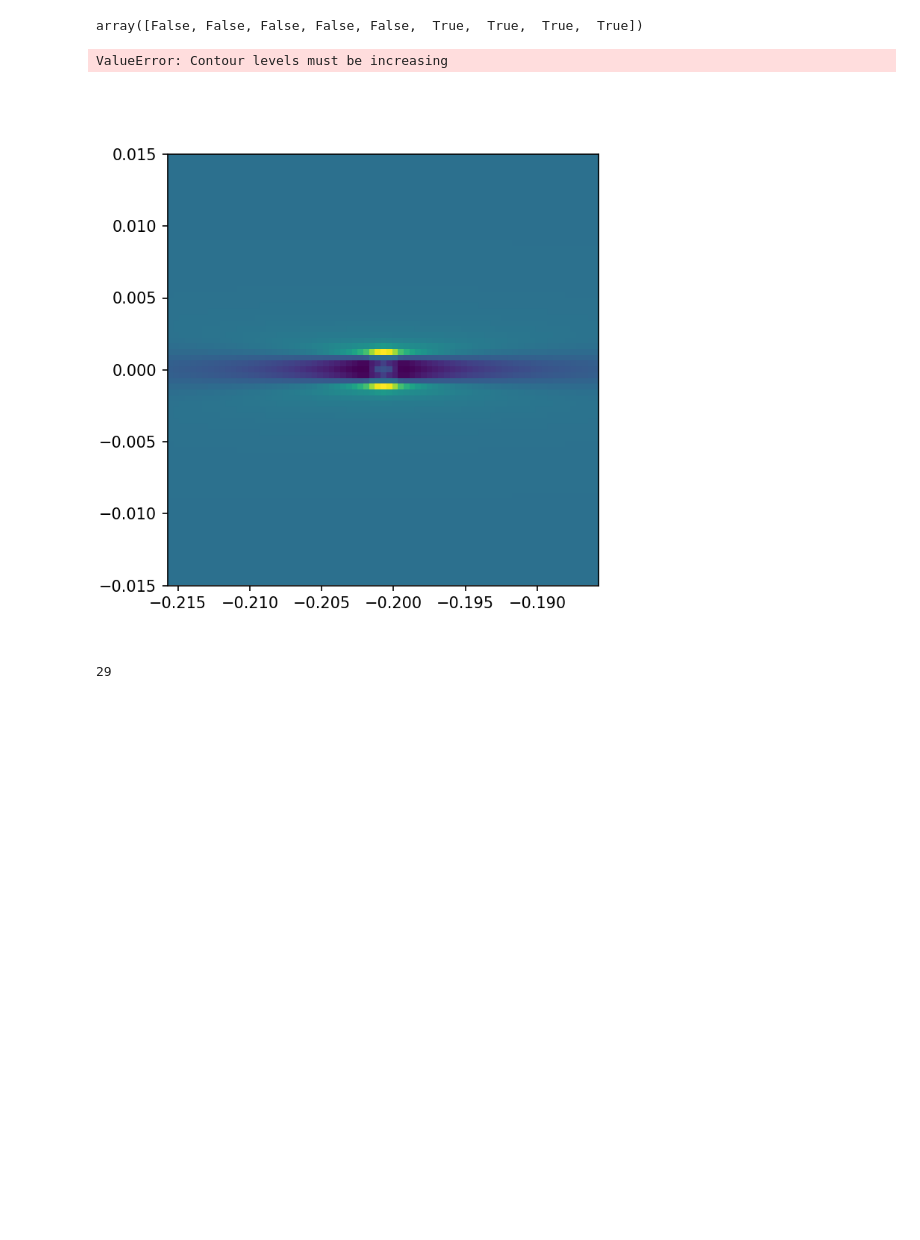
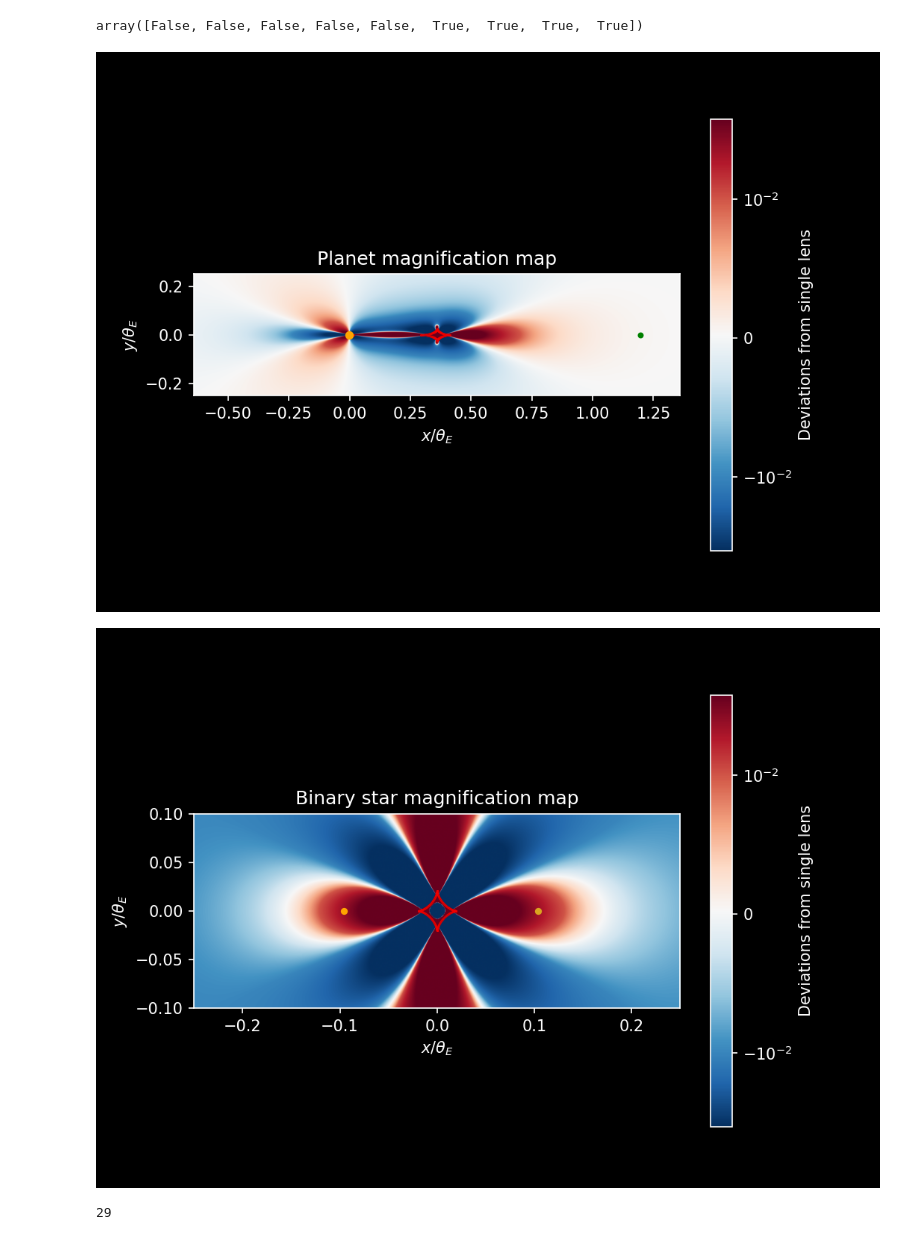
Before and after one commit to ArjunMurlidhar/circumbinary_microlensing, a Jupyter notebook: code/circumbinary_caustics.ipynb, the cells around one changed output. Drawn from its saved outputs; the diff is of its cells as text; code cells hidden in the pictures; blank space fills up the shorter version.

```diff
--- a/code/circumbinary_caustics.ipynb
+++ b/code/circumbinary_caustics.ipynb
@@ -8,6 +8,7 @@ from IPython.display import display
 import MulensModel as mm
 import VBMicrolensing
 import matplotlib.lines as mlines
+plt.style.use('dark_background')
 # %%
 #Function to calculate planet offset required to match the planetary part of the circumbinary caustic
 def calculate_planet_offset(s3, q3, psi_deg, s2, q2):
@@ -662,40 +666,83 @@ array([False, False, False, False, False,  True,  True,  True,  True])
 # %%
 #Create planet magnification map
 from magnification_maps import create_mag_map, save_mag_map
 import os
+import MulensModel as mm
+from matplotlib.colors import SymLogNorm
 res = 0.0004
 rho = 0.001
-q3 = 10**(-6.5)
-splanet, qplanet, psi_planet = calculate_planet_offset(0.9, q3, 70.0, 0.2, 0.925)
+q3 = 10**(-3)
+s2 = 0.2
+q2 = 0.925
+splanet, qplanet, psi_planet = calculate_planet_offset(1.2, q3, 0.0, s2, q2)
 x_caustic = ((1-qplanet)/(1+qplanet))*(splanet - (1./splanet))
-planet_box = 0.03
+planet_box = 2.0
 tau1 = x_caustic - planet_box/2
 tau2 = x_caustic + planet_box/2
-u1 = -planet_box/2
-u2 = planet_box/2
+u1 = -0.25
+u2 = 0.25
 params = {"s": splanet, "q": qplanet, "rho": 0.001}
+bin_map = create_mag_map({"s": 0.2, "q": 0.925, "rho": 0.001}, res=res, box_dim=[(-0.25, 0.25), (-0.1, 0.1)],  num_cores=8, float_precision='float32', backend='auto')
+bin_sing_map = create_mag_map({'rho': rho}, res=res, box_dim=[(-0.25, 0.25), (-0.1, 0.1)], num_cores=8, float_precision='float32', backend='auto')
 planet_map = create_mag_map(params, res=res, box_dim=[(tau1, tau2), (u1, u2)],  num_cores=8, float_precision='float32', backend='auto')
 sing_map = create_mag_map({'rho': rho}, res=res, box_dim=[(tau1, tau2), (u1, u2)], num_cores=8, float_precision='float32', backend='auto')
 planet_map = (planet_map - sing_map)/sing_map
+bin_map = (bin_map - bin_sing_map)/bin_sing_map
 planet_map_abs = np.abs(planet_map)
 
-# Calculate contours
-fig, ax2 = plt.subplots(figsize=(5, 5), dpi=150)
-x = np.linspace(tau1, tau2, planet_map.shape[1])
-y = np.linspace(u1, u2, planet_map.shape[0])
-X, Y = np.meshgrid(x, y)
-#plot
-im = ax2.imshow(planet_map, origin='lower', extent=[tau1, tau2, u1, u2], cmap='viridis')
-# Overlay shaded region for mask > 0.05
-cp = ax2.contour(X, Y, planet_map_abs, levels=[0.05], colors='white', linewidths=1.0)
-ax2.contourf(X, Y, planet_map_abs,levels=[0.05, np.max(planet_map_abs)], colors='white', alpha=0.3)
-plt.colorbar(im, ax=ax2, label='Fractional difference')
+# Plot 1: Planet Map
 
+fig1, ax1 = plt.subplots(figsize=(7, 5), dpi=150)
 
+# Calculate contours and plot planet map
+vmin, vmax = np.percentile(planet_map, [1, 99])
+im = ax1.imshow(planet_map, origin='lower', extent=[tau1, tau2, u1, u2],
+                cmap='RdBu_r',
+                norm=SymLogNorm(linthresh=0.01, vmin=vmin, vmax=vmax))
+
+# Calculate planet caustic
+planet_caustic_mm = mm.Caustics(s=splanet, q=qplanet)
+px, py = planet_caustic_mm.get_caustics()
+ax1.scatter(px, py, color='red', s=0.001)
+
+# Plot lens positions
+ax1.scatter(-qplanet * splanet / (1.0 + qplanet), 0, color='orange', s=20)
+ax1.scatter(splanet / (1.0 + qplanet), 0, color='green', s=8)
+
+ax1.set_xlabel(r'$x/\theta_E$')
+ax1.set_ylabel(r'$y/\theta_E$')
+ax1.set_title('Planet magnification map')
+
+cbar = plt.colorbar(im, ax=ax1, label='Deviations from single lens')
 plt.show()
+
+# Plot 2: Binary Map
+fig2, ax2 = plt.subplots(figsize=(7, 5), dpi=150)
+
+im2 = ax2.imshow(bin_map, origin='lower', extent=[-0.25, 0.25, -0.1, 0.1],
+                cmap='RdBu_r',
+                norm=SymLogNorm(linthresh=0.01, vmin=vmin, vmax=vmax))
+
+# Calculate binary caustic
+binary_caustic_mm = mm.Caustics(s=0.2, q=0.925)
+bx, by = binary_caustic_mm.get_caustics()
+ax2.scatter(bx, by, color='red', s=0.001)
+
+# Plot lens positions
+ax2.scatter(-q2 * s2 / (1.0 + q2), 0, color='orange', s=12)
+ax2.scatter(s2/(1.0 + q2), 0, color='goldenrod', s=12)
+
+ax2.set_xlim(-0.25, 0.25)
+ax2.set_ylim(-0.1, 0.1)
+ax2.set_xlabel(r'$x/\theta_E$')
+ax2.set_ylabel(r'$y/\theta_E$')
+ax2.set_title('Binary star magnification map')
+
+cbar = plt.colorbar(im2, ax=ax2, label='Deviations from single lens')
+plt.show()
 # %% [output]
-ValueError: Contour levels must be increasing
-[figure, old version]
+[figure, new version]
+[figure, added]
 # %%
 len(cp.allsegs[0][0])
 # %% [output]
```
Also changed, not shown: parts of 22 cells of this notebook, 1 other file.
